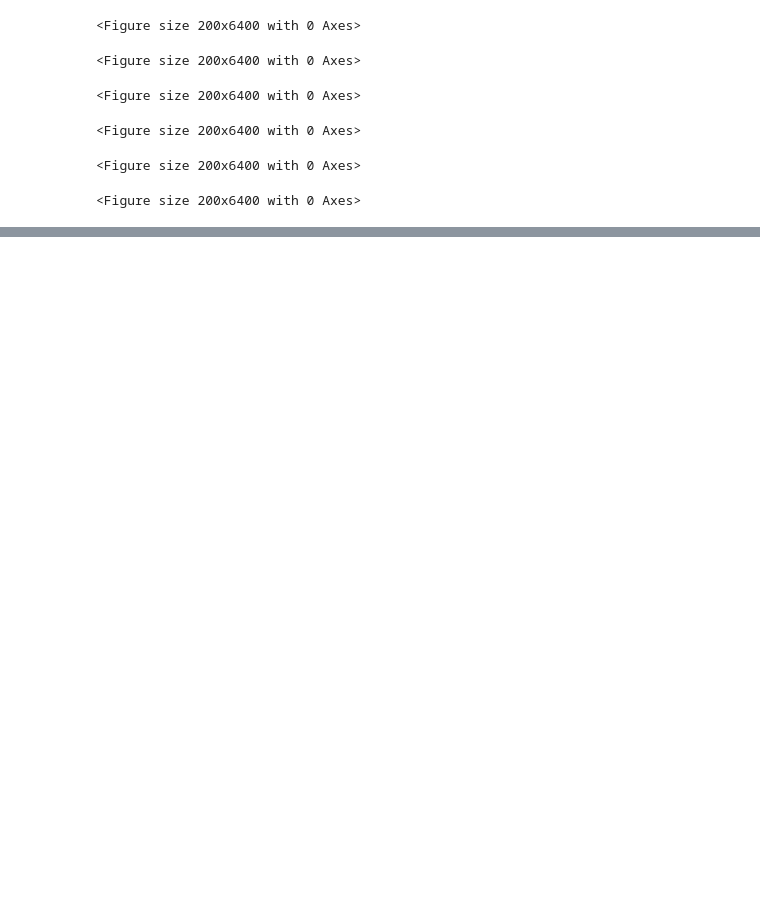
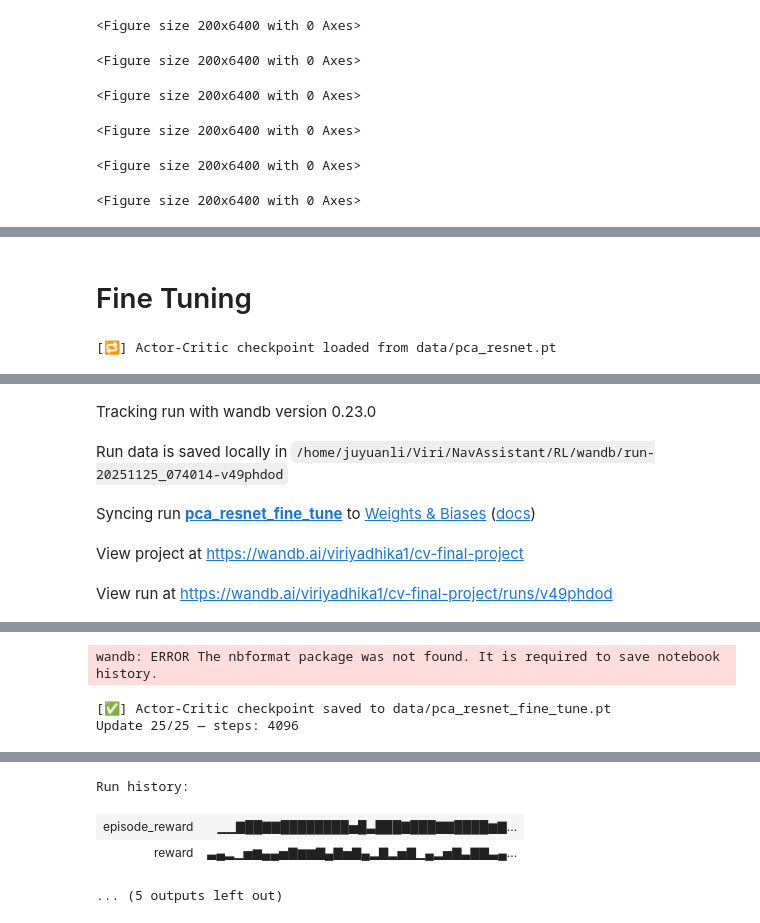
Before and after one commit to viriyadhika/NavAssistant, a Jupyter notebook: RL/pca.ipynb, the cells around one changed output, grey strips where cells are left out. Saved outputs shown, nothing was run; the diff lists cells and outputs as text; code cells hidden in the pictures; blank space fills up the shorter version.

```diff
--- a/RL/pca.ipynb
+++ b/RL/pca.ipynb
@@ -84,13 +83,15 @@ from sklearn.decomposition import PCA
 import numpy as np
 
 pca = PCA(n_components=FEAT_DIM)
-pca.fit(embedding.detach().numpy())
+pca.fit(embedding.detach().cpu().numpy())
 W = pca.components_.astype(np.float32)
 # %%
 import torch
 import matplotlib.pyplot as plt
-from rl import save_actor_critic, Env, RolloutBuffer, MINIBATCHES, EPISODE_STEPS, DEVICE
+from rl import save_actor_critic, Env, RolloutBuffer, MINIBATCHES, EPISODE_STEPS, DEVICE, teleport
 import wandb
+import numpy as np
+
 
 def train(controller, name: str, ppo: PPO, env: Env, actor_critic: ActorCritic, total_updates=10):
     run = wandb.init(
@@ -148,7 +149,9 @@ def train(controller, name: str, ppo: PPO, env: Env, actor_critic: ActorCritic,
                 wandb.log({ "episode_reward": episode_reward })
 
             ppo.ppo_update(buf, actor_critic)
-            save_actor_critic(actor_critic, name)
+            if (upd + 1) % 10 == 0:
+                save_actor_critic(actor_critic, f"data/{name}_{upd}.pt")
+            save_actor_critic(actor_critic, f"data/{name}.pt")
 
             print(f"Update {upd+1}/{total_updates} — steps: {len(buf)}")
     finally:
@@ -173,7 +176,7 @@ clip_novelty = CLIPNovelty()
 clip_env = ClipEnv(clip_novelty)
 clip_actor_critic = ActorCritic(encoder, actor, critic)
 # %%
-train(controller, "pca_resnet", ppo, clip_env, clip_actor_critic, 1)
+train(controller, "pca_resnet", ppo, clip_env, clip_actor_critic, 100)
 # %% [output]
 [interactive output not drawn]
 Tracking run with wandb version 0.23.0
@@ -183,0 +239,14 @@ View run at https://wandb.ai/viriyadhika1/cv-final-project/runs/zi2hnr2v
+# %% [markdown]
+# Fine Tuning
+# %%
+from rl import load_actor_critic
+
+load_actor_critic(clip_actor_critic, "data/pca_resnet.pt")
+# %% [output]
+[🔁] Actor-Critic checkpoint loaded from data/pca_resnet.pt
+# %%
+for g in clip_actor_critic.optimizer.param_groups:
+    g['lr'] = g['lr'] / 5
+
+train(controller, "pca_resnet_fine_tune", ppo, clip_env, clip_actor_critic, 25)
+# %% [output]
@@ -183,0 +254,5 @@ View run at https://wandb.ai/viriyadhika1/cv-final-project/runs/zi2hnr2v
+Tracking run with wandb version 0.23.0
+Run data is saved locally in /home/juyuanli/Viri/NavAssistant/RL/wandb/run-20251125_074014-v49phdod
+Syncing run pca_resnet_fine_tune to Weights & Biases (docs)
+View project at https://wandb.ai/viriyadhika1/cv-final-project
+View run at https://wandb.ai/viriyadhika1/cv-final-project/runs/v49phdod
@@ -183,0 +276,3 @@ View run at https://wandb.ai/viriyadhika1/cv-final-project/runs/zi2hnr2v
+wandb: ERROR The nbformat package was not found. It is required to save notebook history.
+[✅] Actor-Critic checkpoint saved to data/pca_resnet_fine_tune.pt
+Update 25/25 — steps: 4096
@@ -183,0 +280,4 @@ View run at https://wandb.ai/viriyadhika1/cv-final-project/runs/zi2hnr2v
+Run history:
+| episode_reward | ▁▁▇██▇▇████████▅█▃███▇███▇▇████▆▇... |
+| reward | ▃▄▂▁▅▆▄▄▅▇▆▆▇▄▇▅▇▄▂▇▂▅▇▁▄▂▅▇▃▇▇▃▄... |
+... (5 outputs left out)
```
Also changed, not shown: parts of 10 cells of this notebook.
